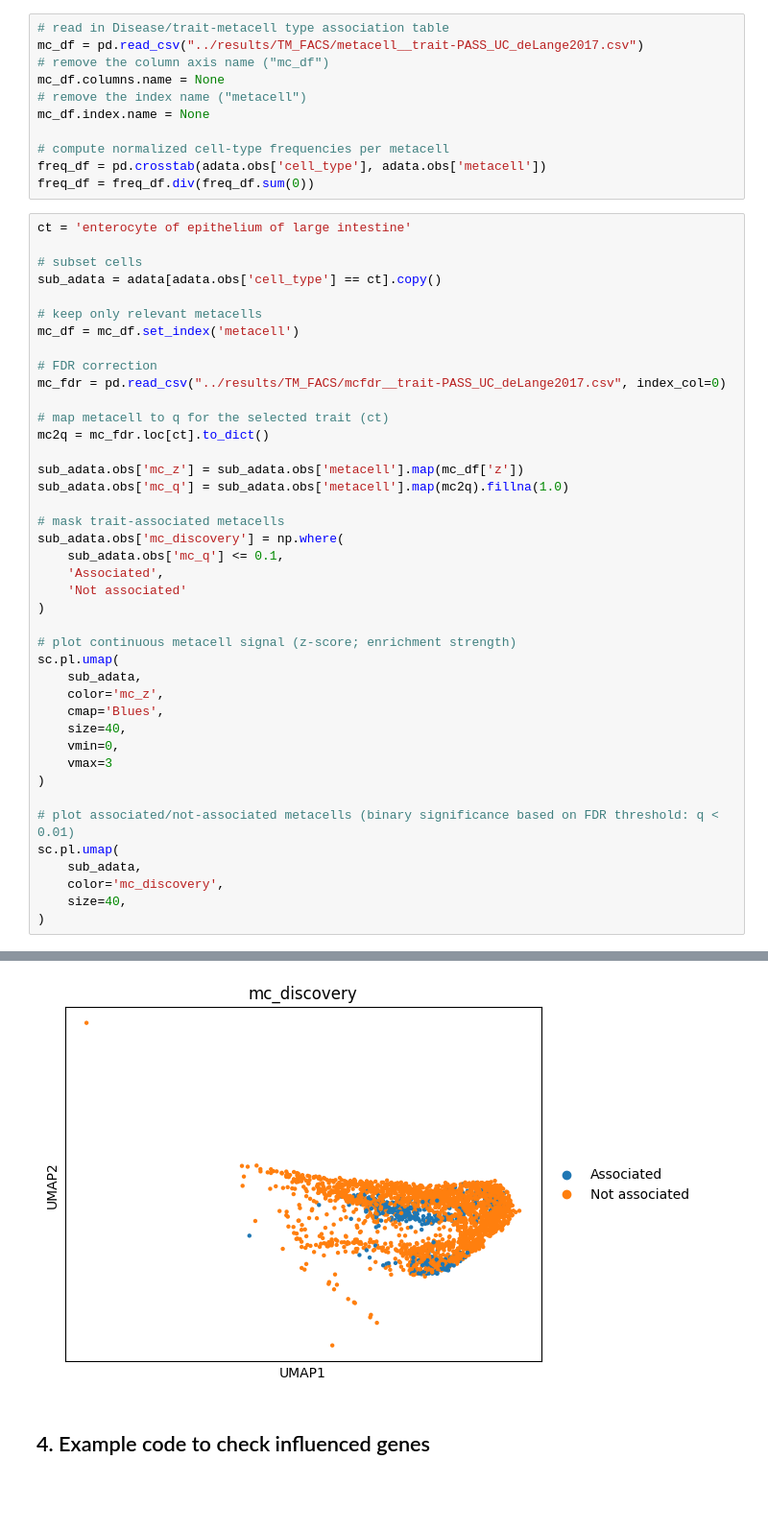
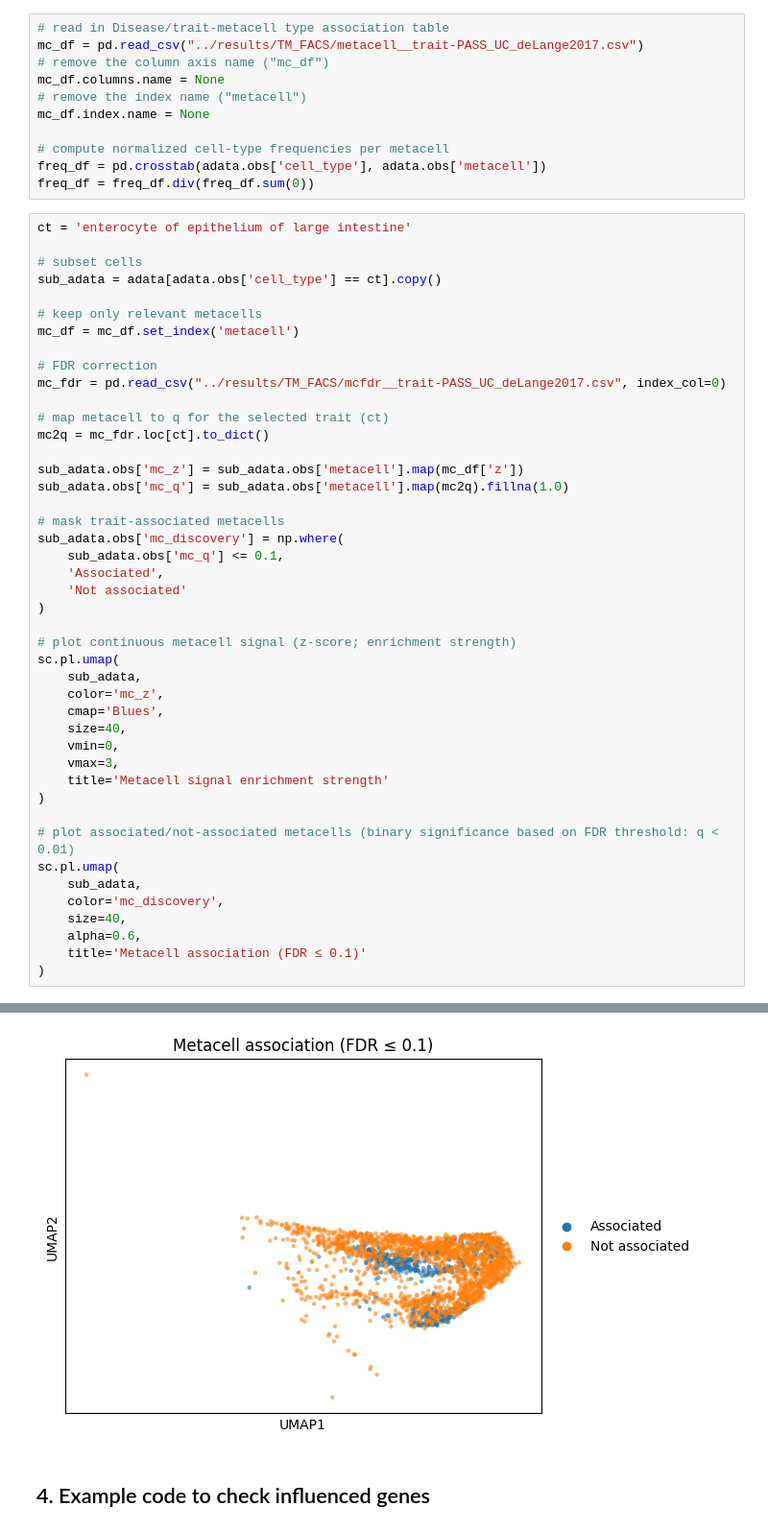
Before and after one commit to krishnanlab/icepop_public, a Jupyter notebook: notebook/ICePop_tutorial.ipynb, the cells around one changed output, grey strips where cells are left out. Shown at 96% size. Saved outputs shown, nothing was run; the diff lists cells and outputs as text; blank space fills up the shorter version.

Commit message:
update metacell viz titles

```diff
--- a/notebook/ICePop_tutorial.ipynb
+++ b/notebook/ICePop_tutorial.ipynb
@@ -123,7 +123,8 @@ sc.pl.umap(
     cmap='Blues',
     size=40,
     vmin=0,
-    vmax=3
+    vmax=3,
+    title='Metacell signal enrichment strength'
 )
 
 # plot associated/not-associated metacells (binary significance based on FDR threshold: q < 0.01)
@@ -131,5 +132,7 @@ sc.pl.umap(
     sub_adata,
     color='mc_discovery',
     size=40,
+    alpha=0.6,
+    title='Metacell association (FDR ≤ 0.1)'
 )
 # %% [output]
@@ -137,4 +140,4 @@ sc.pl.umap(
-[figure, old version]
+[figure, new version]
 # %% [markdown]
 ## 4. Example code to check influenced genes
 # %%
```
Also changed, not shown: parts of 1 cell of this notebook.
